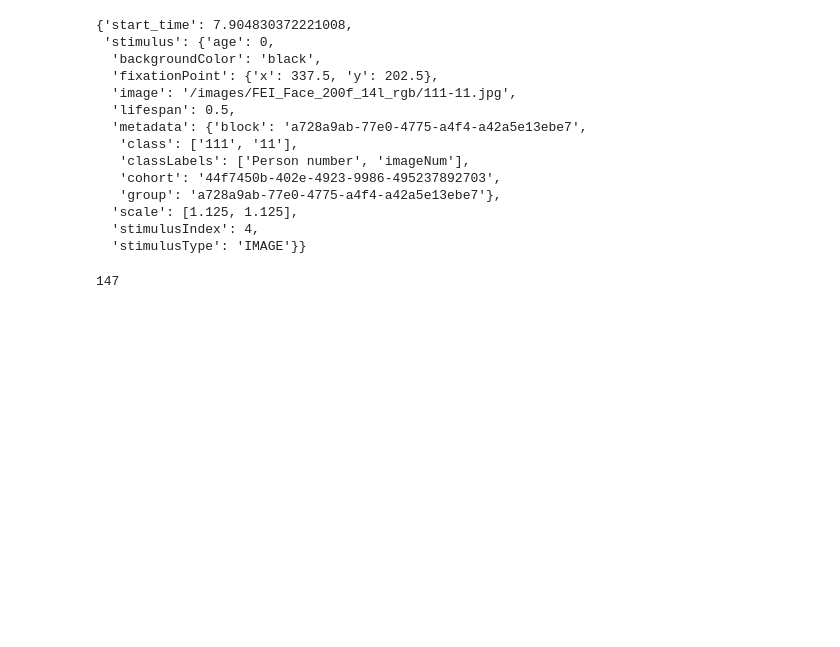
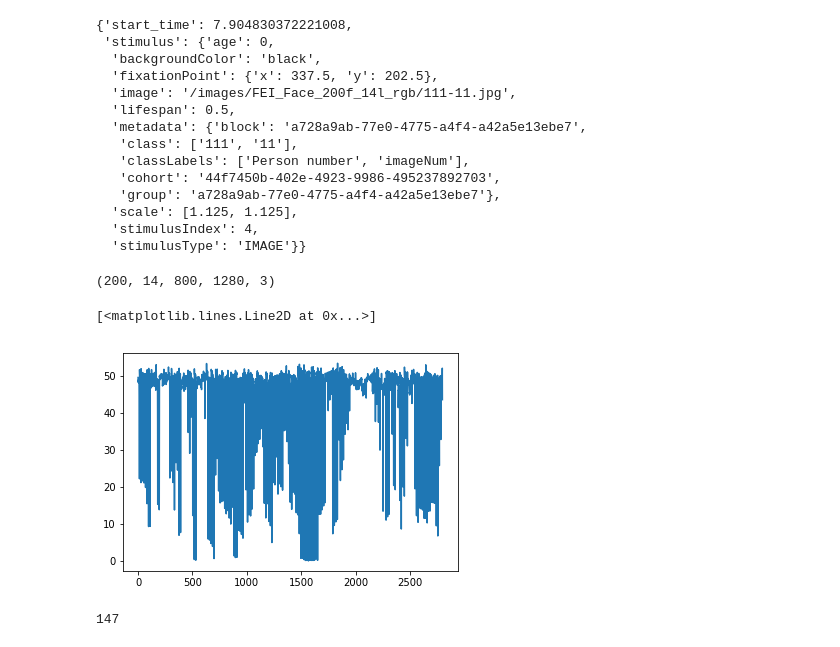
Before and after one commit to tbenst/glia, a Jupyter notebook: notebooks/2020-07-10_3brain_200faces_VAE.ipynb, the cells around one changed output. Saved outputs shown, nothing was run; the diff lists cells and outputs as text; code cells hidden in the pictures; blank space fills up the shorter version.

```diff
--- a/notebooks/2020-07-10_3brain_200faces_VAE.ipynb
+++ b/notebooks/2020-07-10_3brain_200faces_VAE.ipynb
@@ -232,6 +232,19 @@ for n,frame in tqdm(enumerate(container.decode(video=0)),total=frame_indices[-1]
             next_frame_idx = frame_indices.pop(0)
         else:
             break
+# %%
+person_look_to_frame.shape
+# %% [output]
+(200, 14, 800, 1280, 3)
+# %%
+_, _, H, W, C = person_look_to_frame.shape
+# %%
+frames = person_look_to_frame.reshape(-1,H,W,C)
+# %%
+plt.plot(frames.mean((1,2,3)))
+# %% [output]
+[<matplotlib.lines.Line2D at 0x...>]
+[figure, added]
 # %%
 def get_frame_for_person_look(person:float, look:str, person_look_to_frame=person_look_to_frame,
                          person_to_idx=person_to_idx):
```
Also changed, not shown: parts of 1 cell of this notebook, 2 other files.
